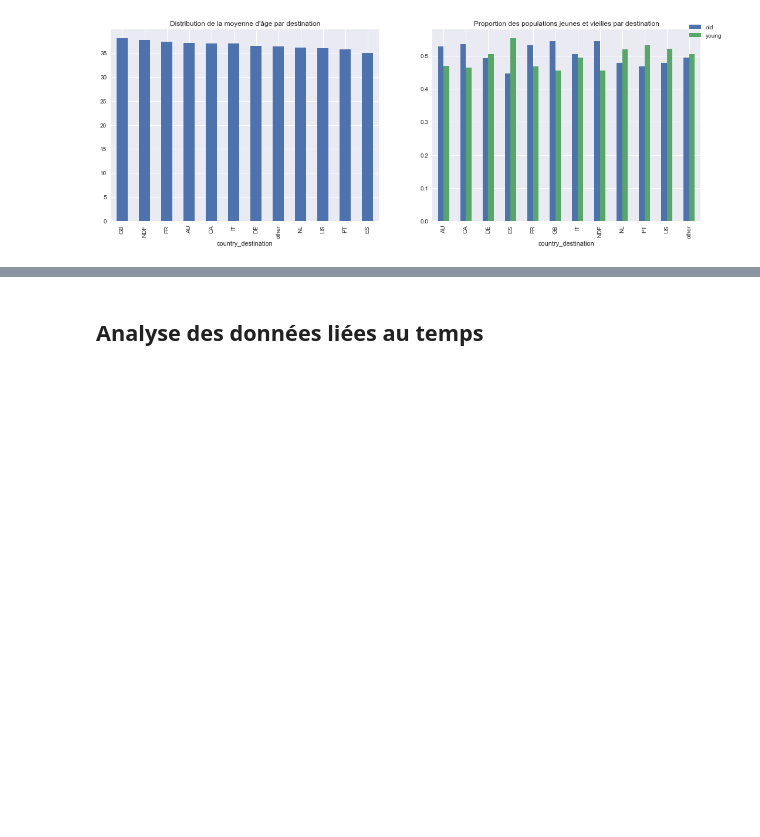
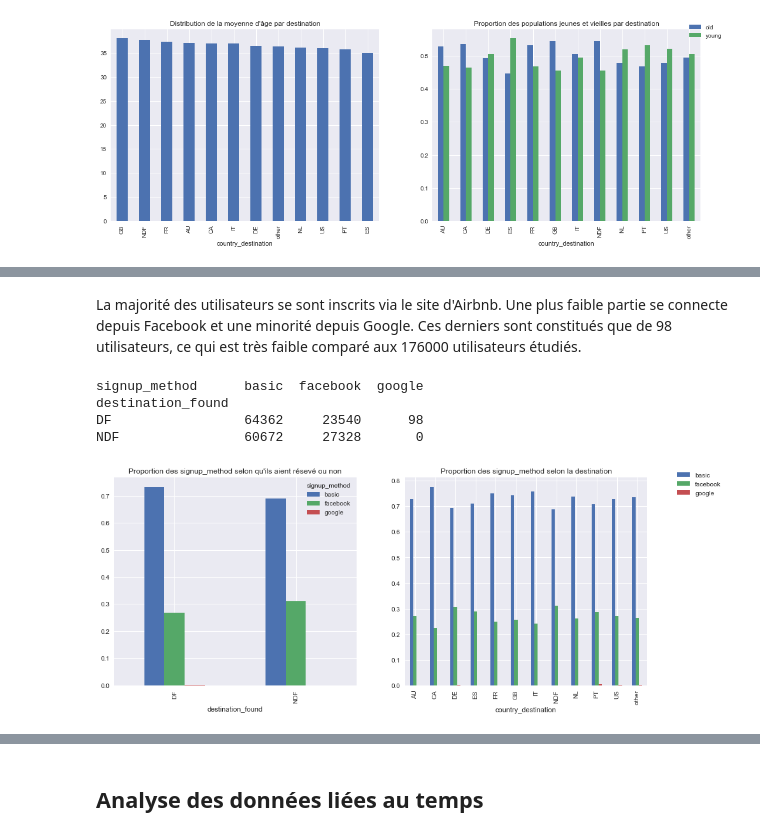
Before and after one commit to vesran/BookerGuess, a Jupyter notebook: _2_analyse_des_utilisateurs.ipynb, the cells around one changed output, grey strips where cells are left out. Saved outputs shown, nothing was run; the diff lists cells and outputs as text; code cells hidden in the pictures; blank space fills up the shorter version.

```diff
--- a/_2_analyse_des_utilisateurs.ipynb
+++ b/_2_analyse_des_utilisateurs.ipynb
@@ -130,0 +138,19 @@ Néanmoins, les données restent peu séparables dans ce cas.
+# %% [markdown]
+La majorité des utilisateurs se sont inscrits via le site d'Airbnb. Une plus faible partie se connecte depuis Facebook et une minorité depuis Google. Ces derniers sont constitués que de 98 utilisateurs, ce qui est très faible comparé aux 176000 utilisateurs étudiés.
+# %%
+fig, (ax1, ax2) = plt.subplots(nrows=1, ncols=2, figsize=(15, 6))
+var = pd.crosstab(users['destination_found'], users['signup_method'])
+var.div(var.sum(1).astype(float), axis=0).plot(kind="bar", stacked=False, ax=ax1)
+ax1.set_title("Proportion des signup_method selon qu'ils aient résevé ou non")
+print(var)
+
+var = pd.crosstab(users['country_destination'], users['signup_method'])
+var.div(var.sum(1).astype(float), axis=0).plot(kind="bar", stacked=False, ax=ax2)
+plt.legend(bbox_to_anchor=(1.1, 1.05))
+_ = ax2.set_title("Proportion des signup_method selon la destination")
+# %% [output]
+signup_method      basic  facebook  google
+destination_found
+DF                 64362     23540      98
+NDF                60672     27328       0
+[figure, added]
```
Also changed, not shown: parts of 18 cells of this notebook.
